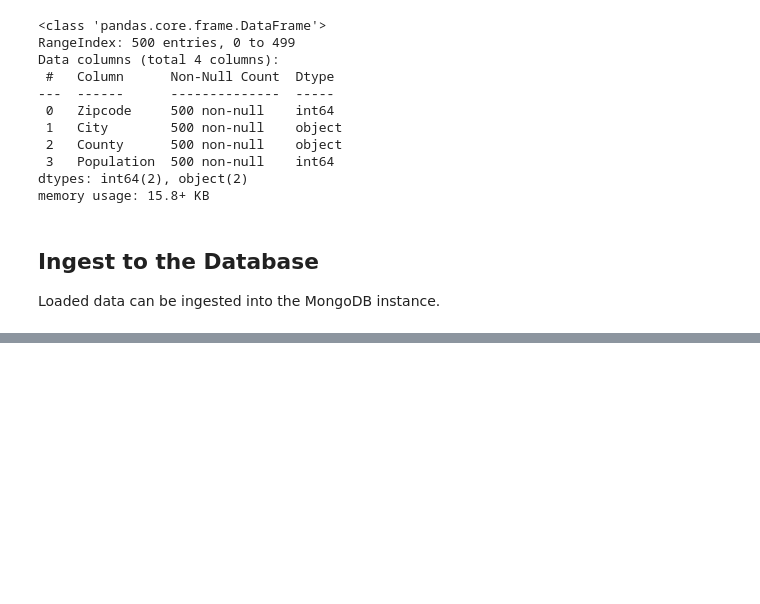
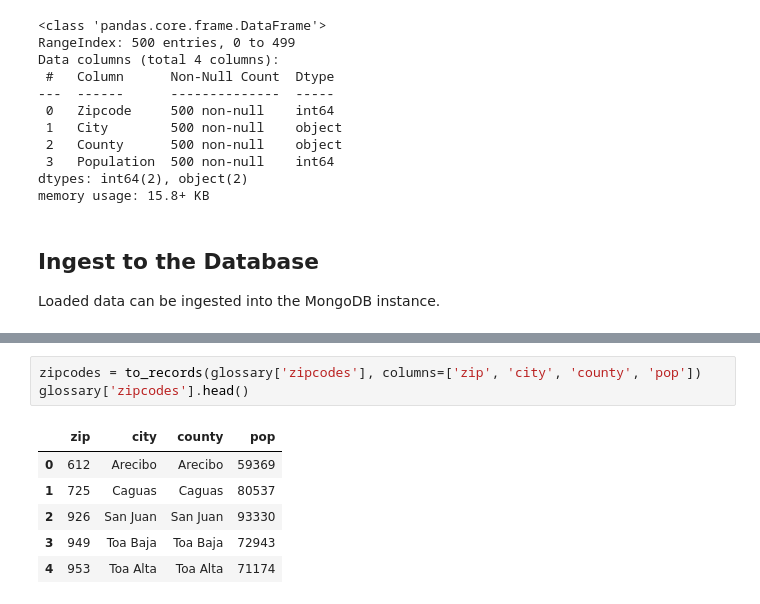
Before and after one commit to rimij405/ISTE612_Project, a Jupyter notebook: notebook/ingestion.ipynb, the cells around one changed output, grey strips where cells are left out. Drawn from its saved outputs; the diff is of its cells as text; blank space fills up the shorter version.

```diff
--- a/notebook/ingestion.ipynb
+++ b/notebook/ingestion.ipynb
@@ -265,0 +357,10 @@ https://www.datasciencelearner.com/insert-pandas-dataframe-into-mongodb/
+# %%
+zipcodes = to_records(glossary['zipcodes'], columns=['zip', 'city', 'county', 'pop'])
+glossary['zipcodes'].head()
+# %% [output]
+|  | zip | city | county | pop |
+| 0 | 612 | Arecibo | Arecibo | 59369 |
+| 1 | 725 | Caguas | Caguas | 80537 |
+| 2 | 926 | San Juan | San Juan | 93330 |
+| 3 | 949 | Toa Baja | Toa Baja | 72943 |
+| 4 | 953 | Toa Alta | Toa Alta | 71174 |
```
Also changed, not shown: parts of 15 cells of this notebook, 1 other file.
